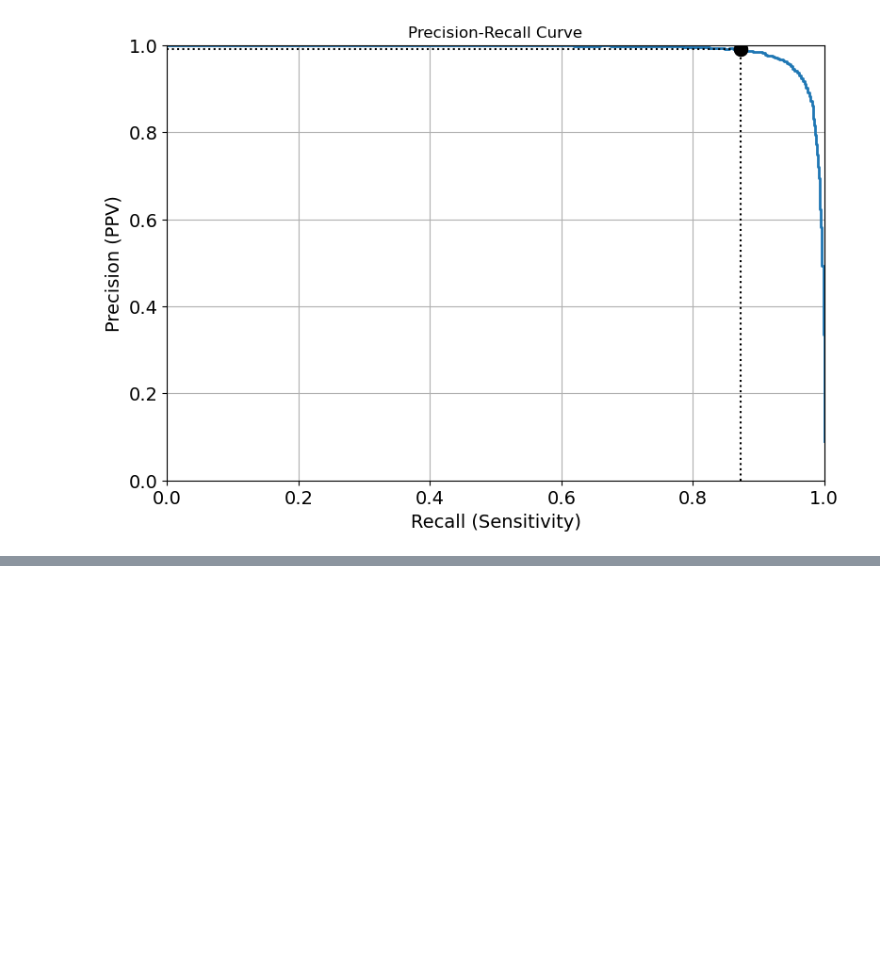
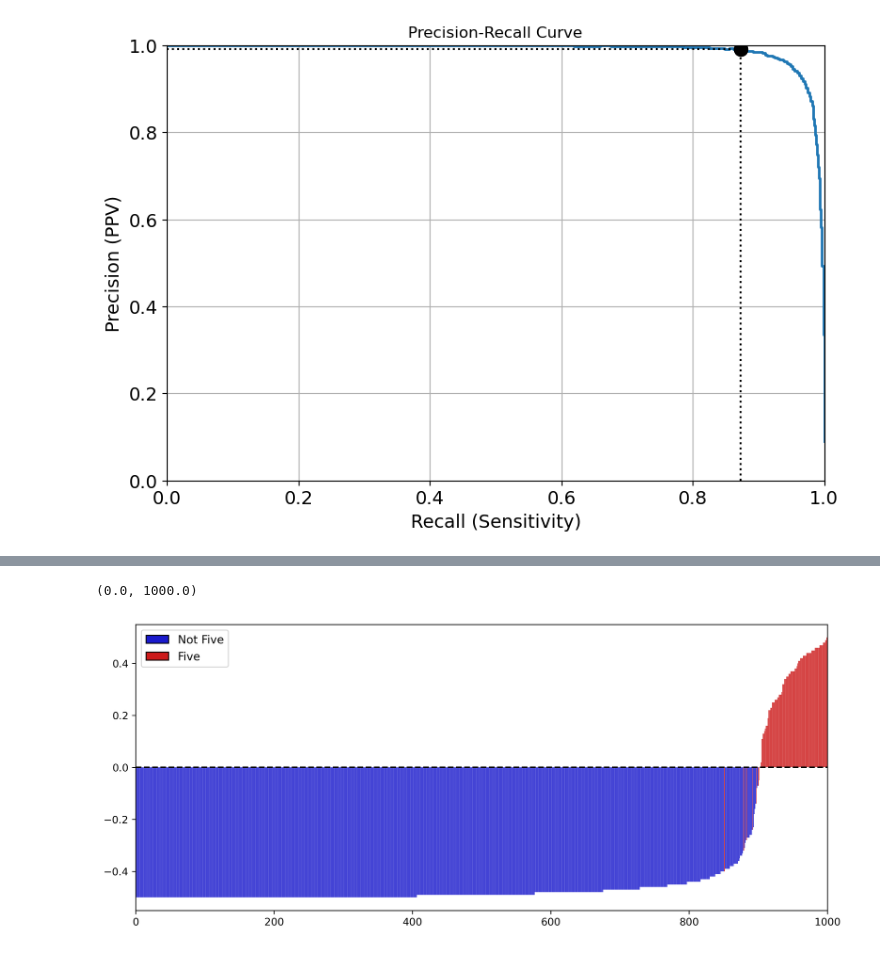
Before and after one commit to seikenberry1/ML_Course, a Jupyter notebook: Lectures/Classification_Intro.ipynb, the cells around one changed output, grey strips where cells are left out. Drawn from its saved outputs; the diff is of its cells as text; code cells hidden in the pictures; blank space fills up the shorter version.

```diff
--- a/Lectures/Classification_Intro.ipynb
+++ b/Lectures/Classification_Intro.ipynb
@@ -1350,0 +1358,6 @@ ax1.set_xlim([0, 1])
+# %%
+## Let's look at cross-validation score for a random subset
+#######
+
+N = 1000
+index_set = np.random.choice(len(y_pred), N, replace=False)
@@ -1350,0 +1378,3 @@ ax1.set_xlim([0, 1])
+# %%
+#Sort from low to high:
+df = df.sort_values(by = 'prob')
@@ -1350,0 +1395,21 @@ ax1.set_xlim([0, 1])
+# %%
+fig1, ax1 = plt.subplots(1, 1, figsize=(12,5), dpi=300)
+
+ax1.bar(range(len(df)), df['prob'].values, width=1, edgecolor='white', linewidth=.1, color=my_cmap([i for i in df['truth']]))
+ax1.hlines(xmin = 0, xmax=N, y=0, linestyle='--', colors='black')
+
+from matplotlib.patches import Patch
+
+legend_elements = [Patch(facecolor=my_cmap(0), edgecolor='black', alpha=1, label='Not Five'),
+                   Patch(facecolor=my_cmap(1), edgecolor='black', alpha=1, label='Five')]
+
+#Or so:
+ax1.legend(handles=legend_elements, fontsize=11, loc='upper left') #bbox_to_anchor=(0.8, .9));
+
+ax1.set_xlim([0, N])
+
+#ax1.set_xlim([N/3, N])
+#ax1.set_ylim([-25e3, 35e3]);
+# %% [output]
+(0.0, 1000.0)
+[figure, added]
```
Also changed, not shown: parts of 14 cells of this notebook.
